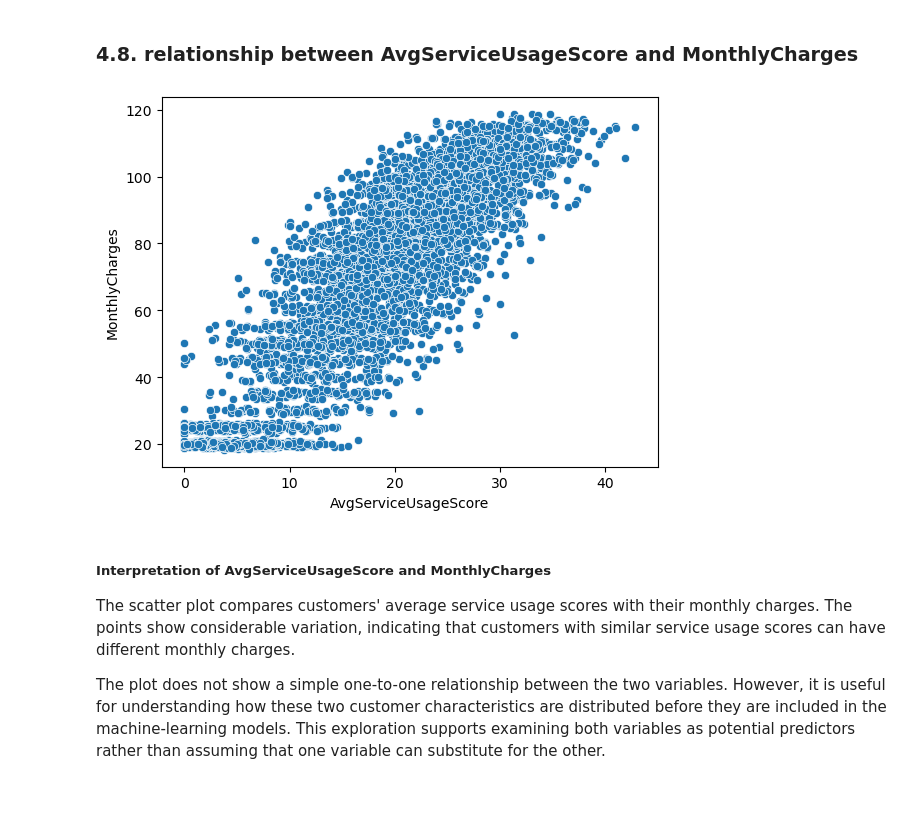
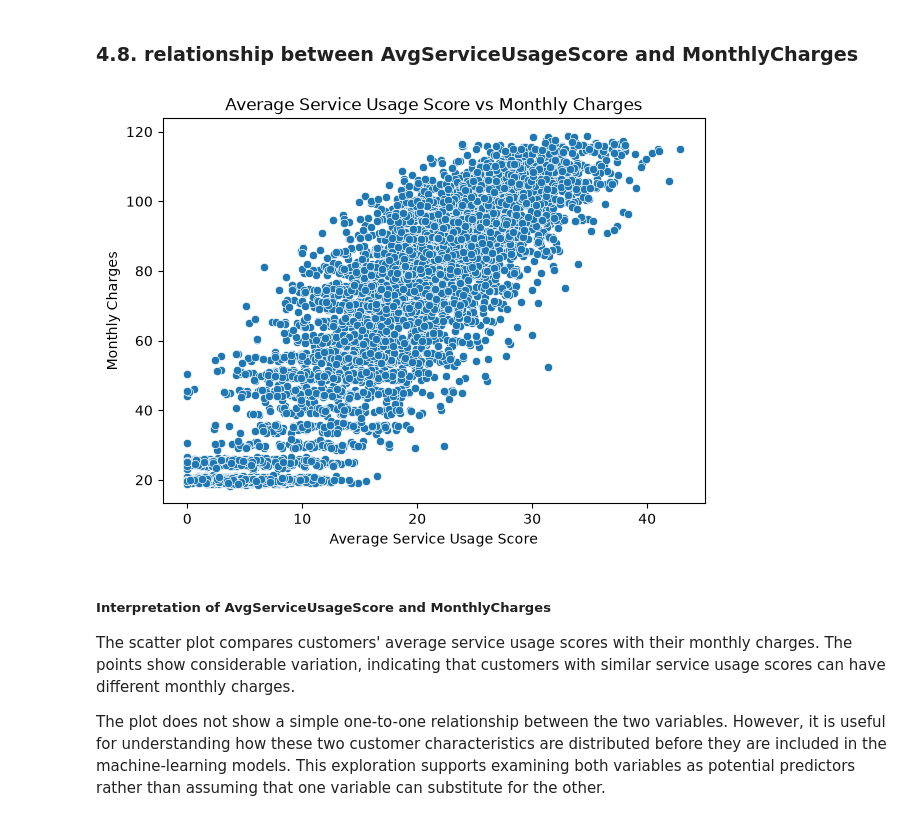
Before and after one commit to gaguegue-glitch/data-science-portfolio, a Jupyter notebook: Project 2.ipynb, the cells around one changed output. Saved outputs shown, nothing was run; the diff lists cells and outputs as text; code cells hidden in the pictures; blank space fills up the shorter version.

Commit message:
add graph picture, update index and project2 code

```diff
--- a/Project 2.ipynb
+++ b/Project 2.ipynb
@@ -243,10 +246,23 @@ This helps determine whether monthly charges may contain useful information for
 # %% [markdown]
 ### 4.8. relationship between AvgServiceUsageScore and MonthlyCharges
 # %%
-sns.scatterplot(data = telco_church, x = 'AvgServiceUsageScore', y='MonthlyCharges')
-plt.show();
+plt.figure(figsize=(7, 5))
+
+sns.scatterplot(
+    data=telco_churn_raw,
+    x="AvgServiceUsageScore",
+    y="MonthlyCharges"
+)
+
+plt.title("Average Service Usage Score vs Monthly Charges")
+plt.xlabel("Average Service Usage Score")
+plt.ylabel("Monthly Charges")
+
+plt.savefig("service_usage_vs_monthly_charges.png", dpi=300, bbox_inches="tight")
+
+plt.show()
 # %% [output]
-[figure, old version]
+[figure, new version]
 # %% [markdown]
 ##### Interpretation of AvgServiceUsageScore and MonthlyCharges
 
```
Also changed, not shown: parts of 12 cells of this notebook, 10 other files.
